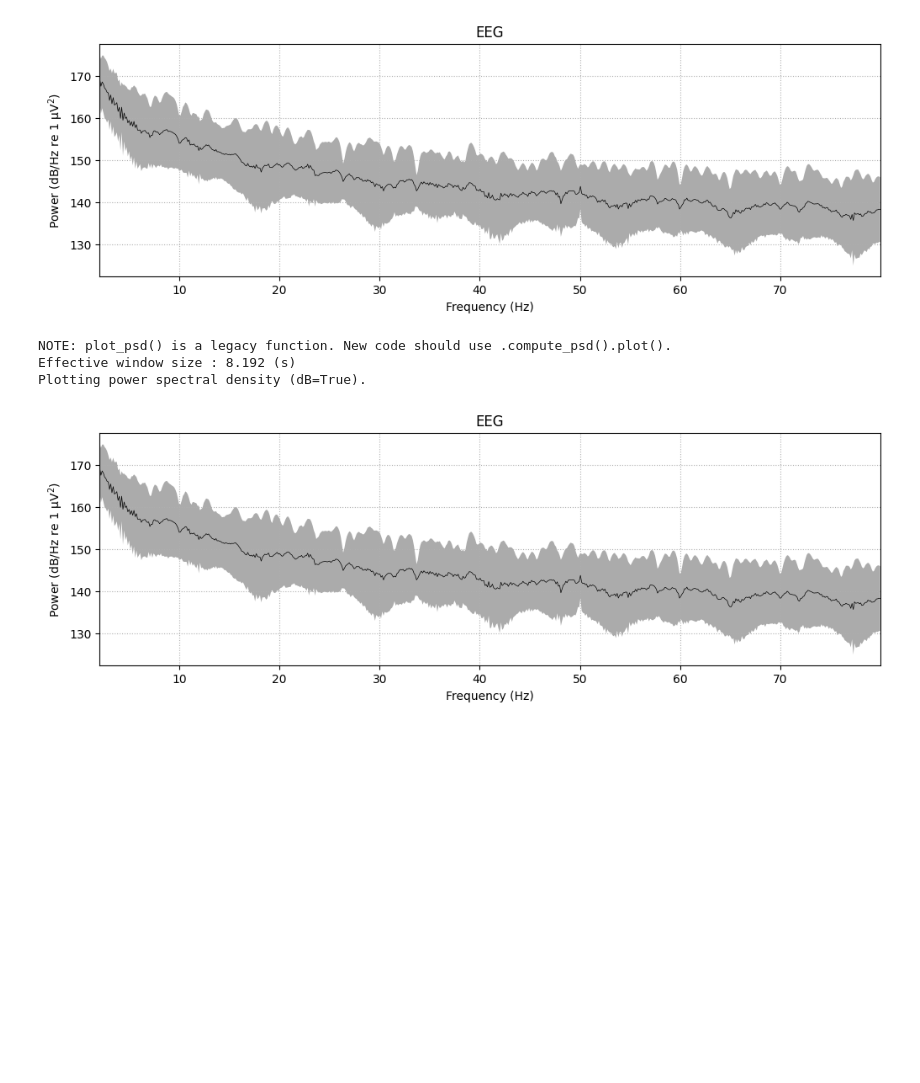
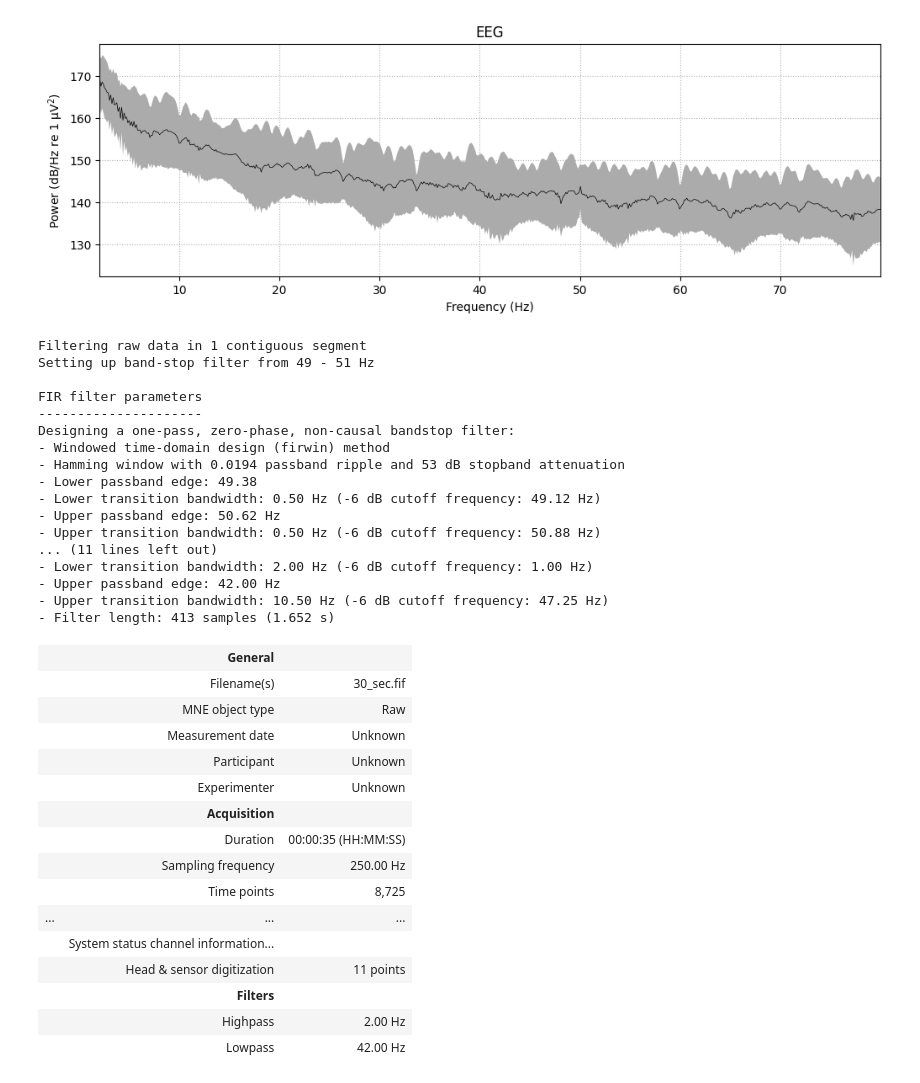
Before and after one commit to Gradient-PG/BrainGradient, a Jupyter notebook: hotb_starter_code/proba_preprocessing.ipynb, the cells around one changed output. Cells and saved outputs as stored; diff of their text form; code cells hidden in the pictures; blank space fills up the shorter version.

Commit message:
add bandpass filter

```diff
--- a/hotb_starter_code/proba_preprocessing.ipynb
+++ b/hotb_starter_code/proba_preprocessing.ipynb
@@ -66,14 +61,43 @@ Effective window size : 8.192 (s)
 Plotting power spectral density (dB=True).
 [figure]
 # %%
-# raw.notch_filter(50,)
+raw.notch_filter(50,)
+# 2 Hz to 42 Hz
+raw.filter(2, 42)
+# %% [output]
+Filtering raw data in 1 contiguous segment
+Setting up band-stop filter from 49 - 51 Hz
+
+FIR filter parameters
+---------------------
+Designing a one-pass, zero-phase, non-causal bandstop filter:
+- Windowed time-domain design (firwin) method
+- Hamming window with 0.0194 passband ripple and 53 dB stopband attenuation
+- Lower passband edge: 49.38
+- Lower transition bandwidth: 0.50 Hz (-6 dB cutoff frequency: 49.12 Hz)
+- Upper passband edge: 50.62 Hz
+- Upper transition bandwidth: 0.50 Hz (-6 dB cutoff frequency: 50.88 Hz)
+... (11 lines left out)
+- Lower transition bandwidth: 2.00 Hz (-6 dB cutoff frequency: 1.00 Hz)
+- Upper passband edge: 42.00 Hz
+- Upper transition bandwidth: 10.50 Hz (-6 dB cutoff frequency: 47.25 Hz)
+- Filter length: 413 samples (1.652 s)
+|  | General |  |
+|  | Filename(s) | 30_sec.fif |
+|  | MNE object type | Raw |
+|  | Measurement date | Unknown |
+|  | Participant | Unknown |
+|  | Experimenter | Unknown |
+|  | Acquisition |  |
+|  | Duration | 00:00:35 (HH:MM:SS) |
+|  | Sampling frequency | 250.00 Hz |
+|  | Time points | 8,725 |
+| ... | ... | ... |
+|  | System status channel information... |  |
+|  | Head & sensor digitization | 11 points |
+|  | Filters |  |
+|  | Highpass | 2.00 Hz |
+|  | Lowpass | 42.00 Hz |
-# %%
-raw.plot_psd(tmin=0, tmax=60, fmin=2, fmax=80, average=True, spatial_colors=False)
-# %% [output]
-NOTE: plot_psd() is a legacy function. New code should use .compute_psd().plot().
-Effective window size : 8.192 (s)
-Plotting power spectral density (dB=True).
-[figure, removed]
 # %%
 raw.plot_psd(tmin=0, tmax=60, fmin=2, fmax=60, average=True, spatial_colors=False)
 # %% [output]
```
Also changed, not shown: parts of 7 cells of this notebook.
